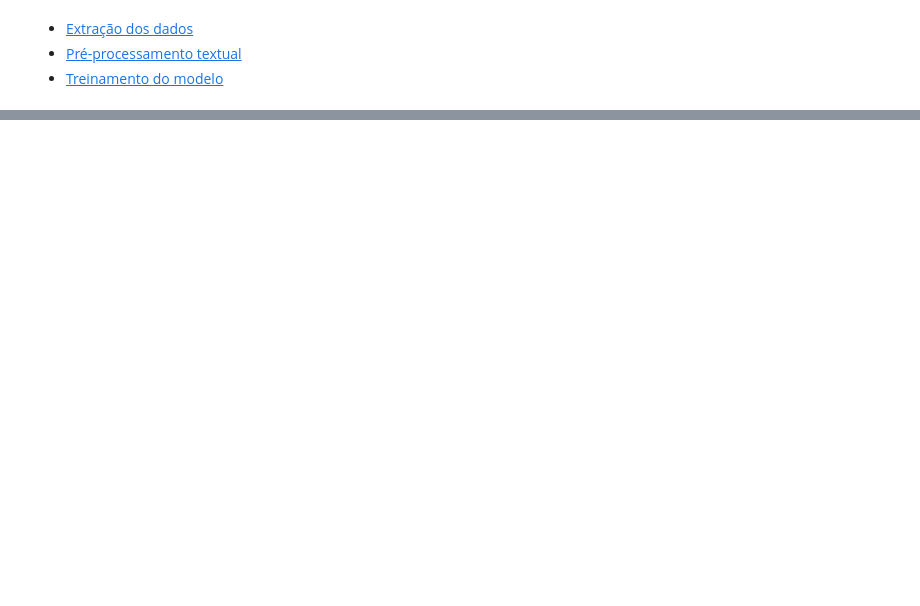
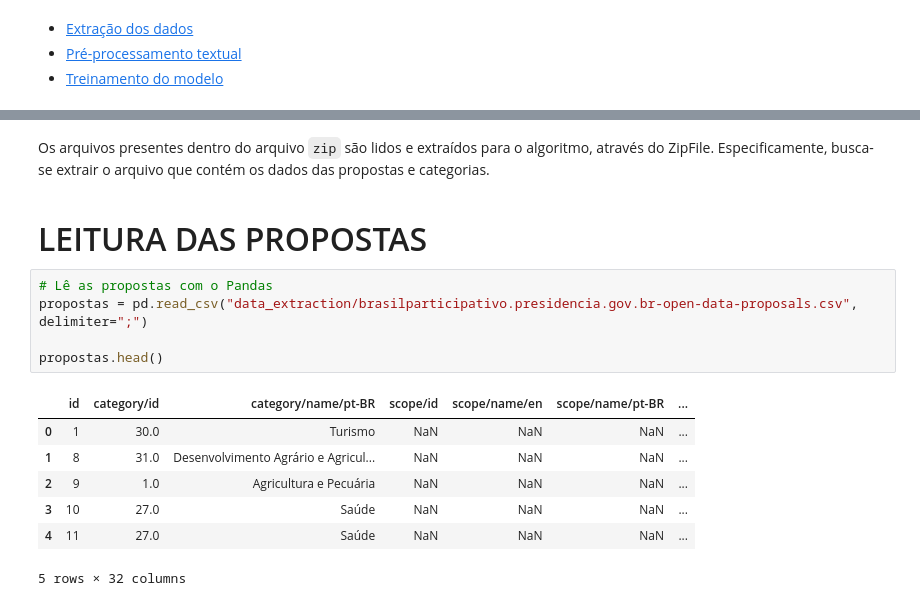
Before and after one commit to ResidenciaTICBrisa/BP-Classificador-de-Propostas, a Jupyter notebook: processo_de_desenvolvimento.ipynb, the cells around one changed output, grey strips where cells are left out. Cells and saved outputs as stored; diff of their text form; blank space fills up the shorter version.

```diff
--- a/processo_de_desenvolvimento.ipynb
+++ b/processo_de_desenvolvimento.ipynb
@@ -121,0 +58,17 @@ No caso, podemos trabalhar com o dados estruturados, que são dados organizados
+# %% [markdown]
+Os arquivos presentes dentro do arquivo `zip` são lidos e extraídos para o algoritmo, através do ZipFile. Especificamente, busca-se extrair o arquivo que contém os dados das propostas e categorias.
+# %% [markdown]
+<h3 style="font-size:2rem;">LEITURA DAS PROPOSTAS</h3>
+# %%
+# Lê as propostas com o Pandas
+propostas = pd.read_csv("data_extraction/brasilparticipativo.presidencia.gov.br-open-data-proposals.csv", delimiter=";")
+
+propostas.head()
+# %% [output]
+|  | id | category/id | category/name/pt-BR | scope/id | scope/name/en | scope/name/pt-BR | ... |
+| 0 | 1 | 30.0 | Turismo | NaN | NaN | NaN | ... |
+| 1 | 8 | 31.0 | Desenvolvimento Agrário e Agricul... | NaN | NaN | NaN | ... |
+| 2 | 9 | 1.0 | Agricultura e Pecuária | NaN | NaN | NaN | ... |
+| 3 | 10 | 27.0 | Saúde | NaN | NaN | NaN | ... |
+| 4 | 11 | 27.0 | Saúde | NaN | NaN | NaN | ... |
+5 rows × 32 columns
```
Also changed, not shown: parts of 60 cells of this notebook, 1 other file.
